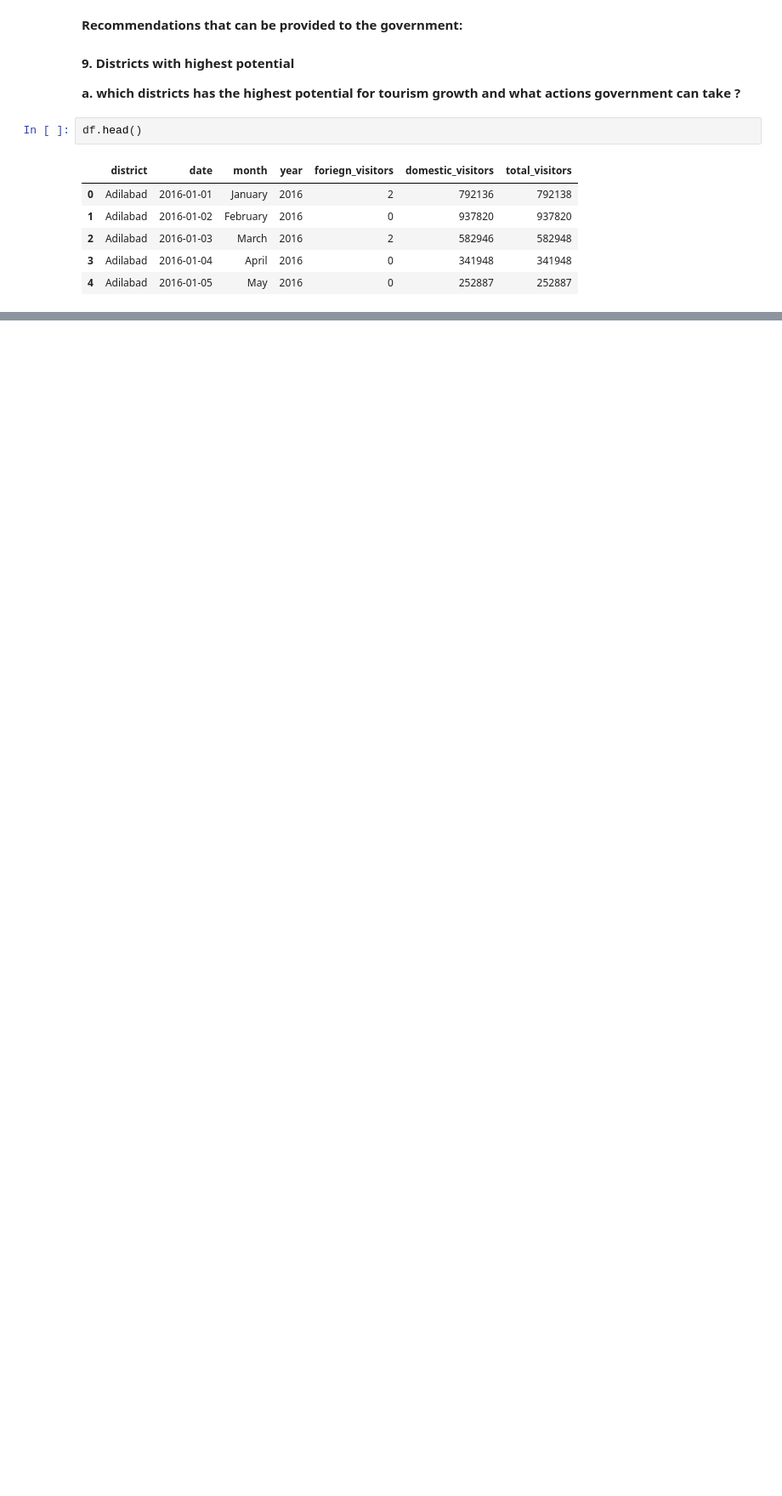
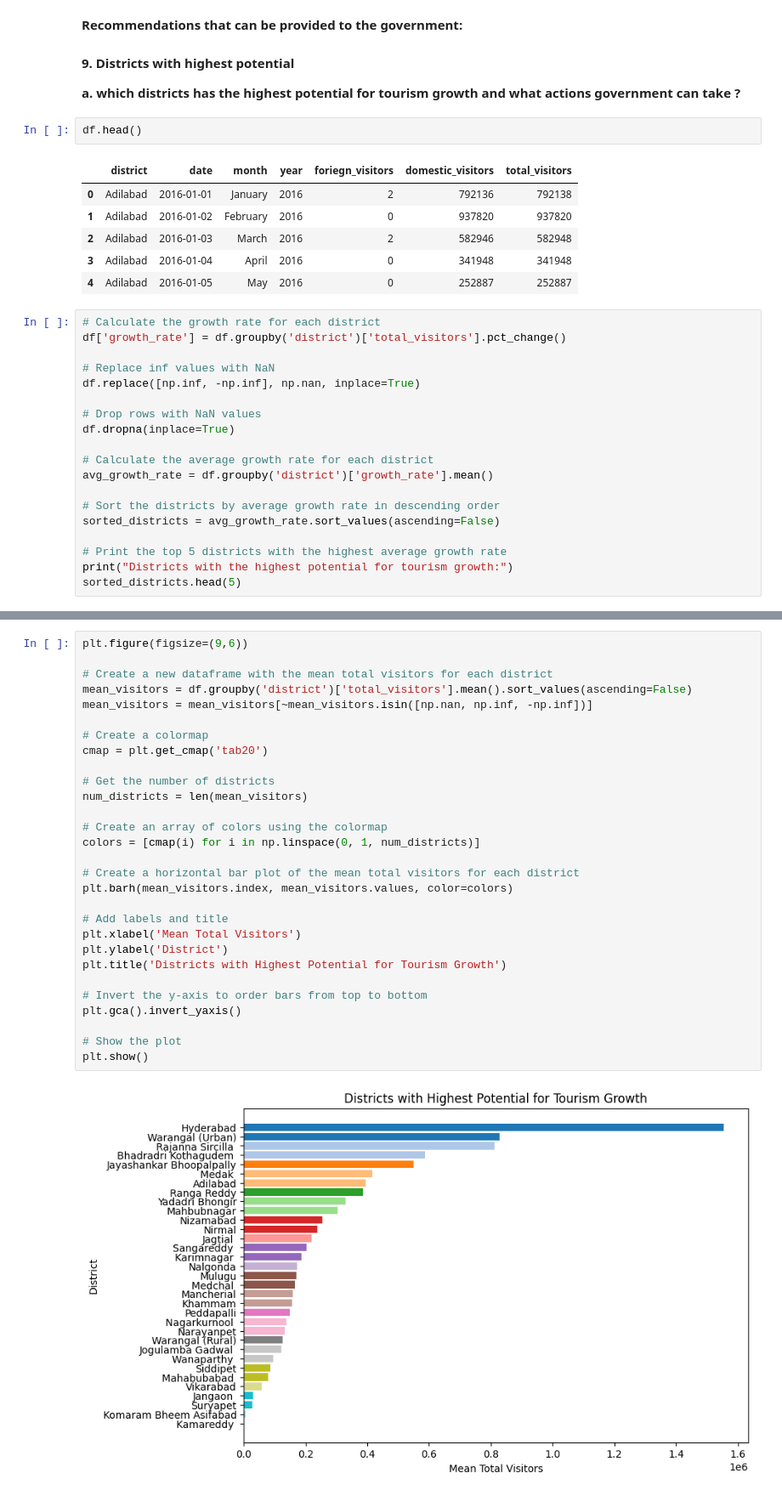
Before and after one commit to Prateek07-Kumar/-Telangana-Government-Tourism, a Jupyter notebook: Notebook/Query.ipynb, the cells around one changed output, grey strips where cells are left out. Shown: that part at 85% size. Cells and saved outputs as stored; diff of their text form; blank space fills up the shorter version.

```diff
--- a/Notebook/Query.ipynb
+++ b/Notebook/Query.ipynb
@@ -875,3 +875,22 @@ df.head()
 | 2 | Adilabad | 2016-01-03 | March | 2016 | 2 | 582946 | 582948 |
 | 3 | Adilabad | 2016-01-04 | April | 2016 | 0 | 341948 | 341948 |
 | 4 | Adilabad | 2016-01-05 | May | 2016 | 0 | 252887 | 252887 |
+# %%
+# Calculate the growth rate for each district
+df['growth_rate'] = df.groupby('district')['total_visitors'].pct_change()
+
+# Replace inf values with NaN
+df.replace([np.inf, -np.inf], np.nan, inplace=True)
+
+# Drop rows with NaN values
+df.dropna(inplace=True)
+
+# Calculate the average growth rate for each district
+avg_growth_rate = df.groupby('district')['growth_rate'].mean()
+
+# Sort the districts by average growth rate in descending order
+sorted_districts = avg_growth_rate.sort_values(ascending=False)
+
+# Print the top 5 districts with the highest average growth rate
+print("Districts with the highest potential for tourism growth:")
+sorted_districts.head(5)
@@ -877,0 +906,31 @@ df.head()
+# %%
+plt.figure(figsize=(9,6))
+
+# Create a new dataframe with the mean total visitors for each district
+mean_visitors = df.groupby('district')['total_visitors'].mean().sort_values(ascending=False)
+mean_visitors = mean_visitors[~mean_visitors.isin([np.nan, np.inf, -np.inf])]
+
+# Create a colormap
+cmap = plt.get_cmap('tab20')
+
+# Get the number of districts
+num_districts = len(mean_visitors)
+
+# Create an array of colors using the colormap
+colors = [cmap(i) for i in np.linspace(0, 1, num_districts)]
+
+# Create a horizontal bar plot of the mean total visitors for each district
+plt.barh(mean_visitors.index, mean_visitors.values, color=colors)
+
+# Add labels and title
+plt.xlabel('Mean Total Visitors')
+plt.ylabel('District')
+plt.title('Districts with Highest Potential for Tourism Growth')
+
+# Invert the y-axis to order bars from top to bottom
+plt.gca().invert_yaxis()
+
+# Show the plot
+plt.show()
+# %% [output]
+[figure, added]
```
Also changed, not shown: parts of 1 cell of this notebook.
